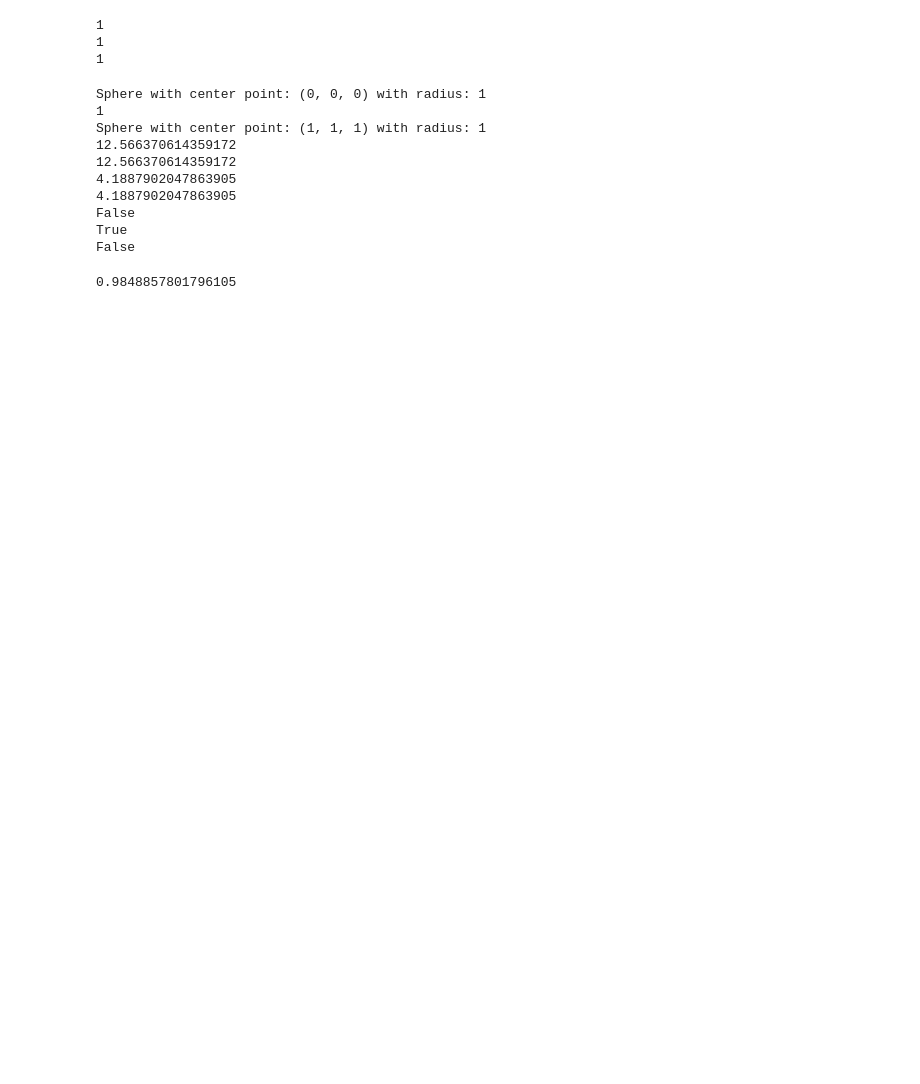
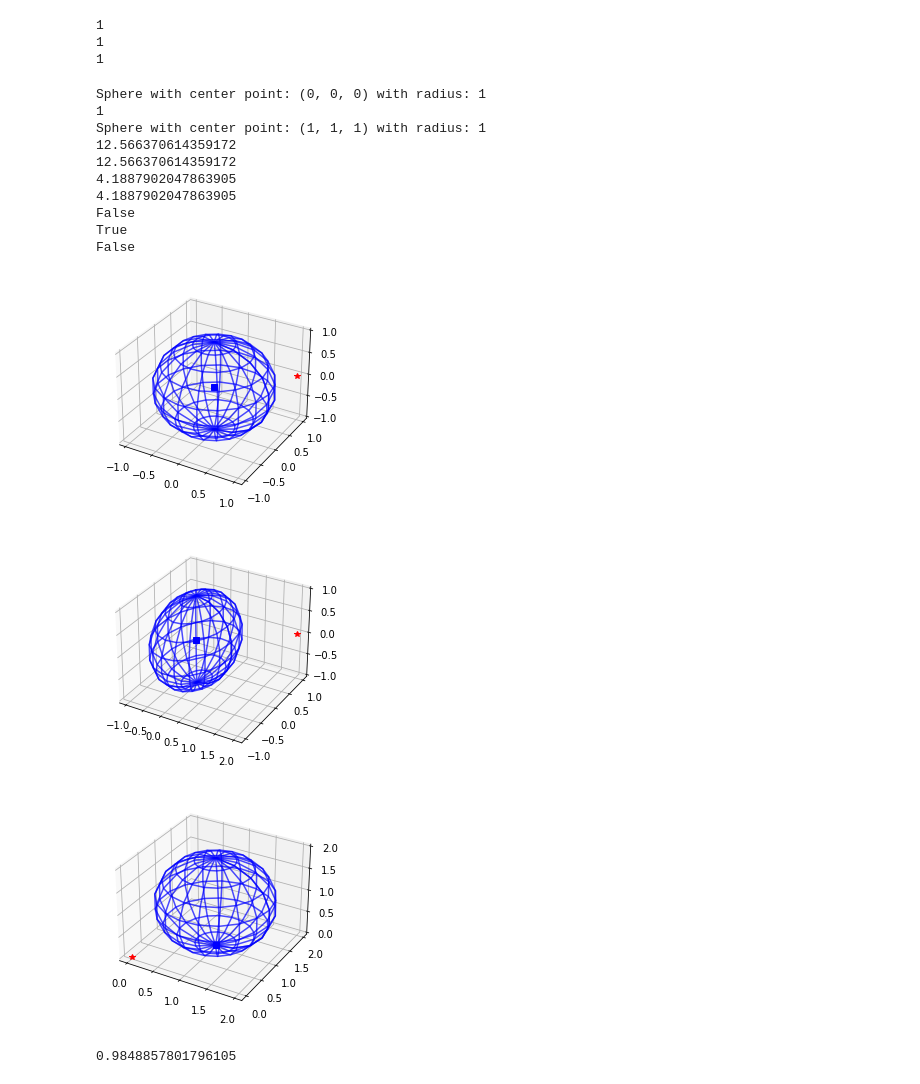
Before and after one commit to yuna-liu/python-programming-Yuna-Liu, a Jupyter notebook: Labs/Lab3.geometry-OOP/testing-manual.ipynb, the cells around one changed output. Drawn from its saved outputs; the diff is of its cells as text; code cells hidden in the pictures; blank space fills up the shorter version.

```diff
--- a/Labs/Lab3.geometry-OOP/testing-manual.ipynb
+++ b/Labs/Lab3.geometry-OOP/testing-manual.ipynb
@@ -163,30 +172,37 @@ print(cube1.z)
 # %%
 sphere1 = Sphere(x=0,y=0, z=0, radius=1)
 sphere2 = Sphere(x=1,y=1, z=1, radius=1)
 print(sphere1)
 print(sphere1.radius)
 print(sphere2)
 
 print(sphere1.surface_area())
 print(sphere2.surface_area())
 
 print(sphere1.volume())
 print(sphere2.volume())
 
 print(sphere1.is_inside(0.99, 0.99, 0.99))
 print(sphere1.is_inside(0.5, 0.6,0.6))
 print(sphere2.is_inside(0.1, 0.1, 0.1))
+
+sphere1.plot_sphere(0.99, 0.99, 0.99)
+sphere1.plot_sphere(2, 1, 1)
+sphere2.plot_sphere(0, 0, 0)
 # %% [output]
 Sphere with center point: (0, 0, 0) with radius: 1
 1
 Sphere with center point: (1, 1, 1) with radius: 1
 12.566370614359172
 12.566370614359172
 4.1887902047863905
 4.1887902047863905
 False
 True
 False
+[figure, added]
+[figure, added]
+[figure, added]
 # %%
 print(Shape.eu_dis(0, 0.5, 0, 0.6, 0, 0.6))
 # %% [output]
```
Also changed, not shown: parts of 1 cell of this notebook, 3 other files.
